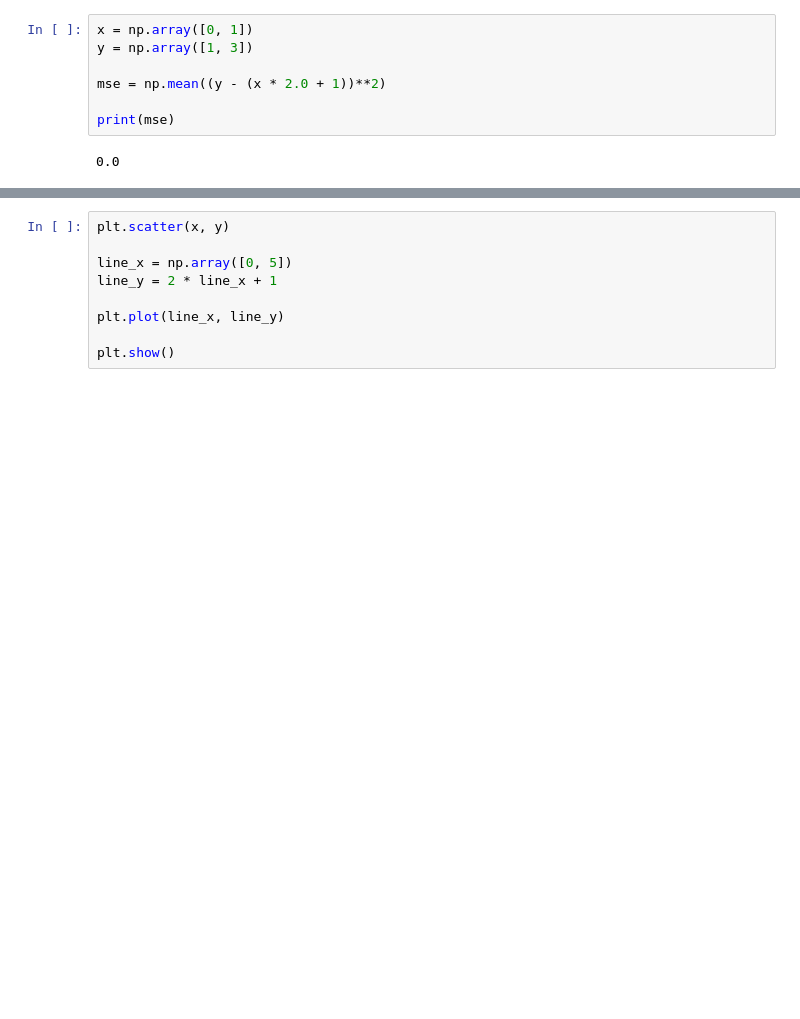
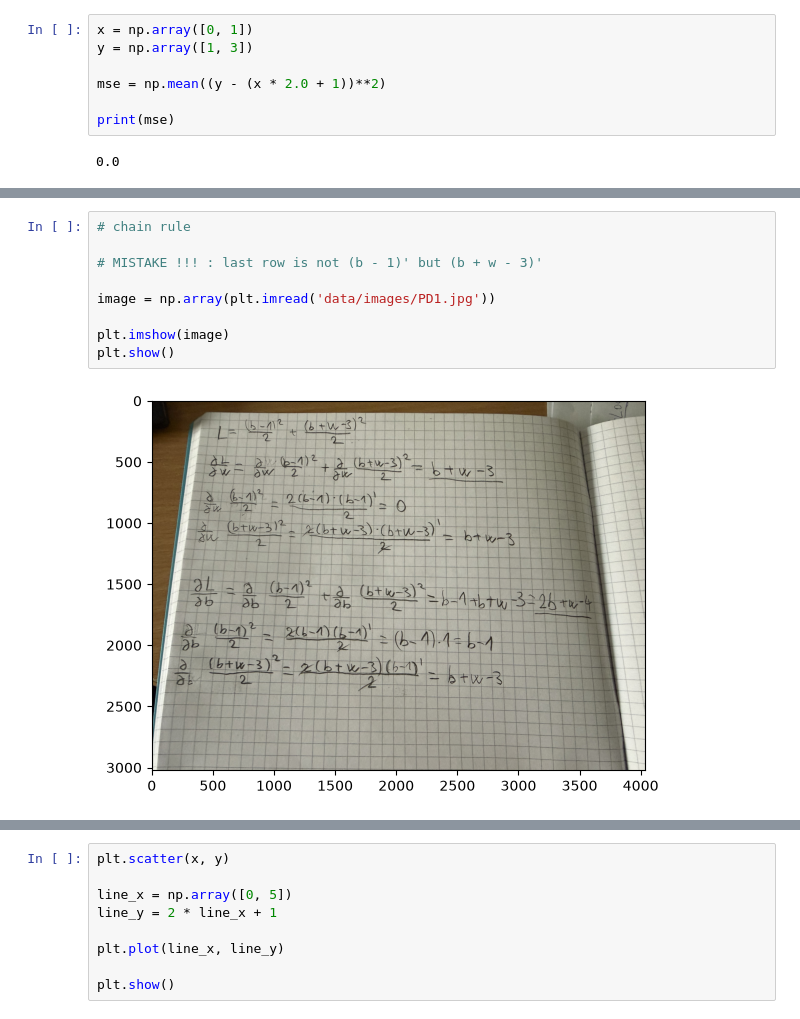
Before and after one commit to Adil-Eminagic/Science-Python, a Jupyter notebook: machine_learning/supervised_learning/linear_regression.ipynb, the cells around one changed output, grey strips where cells are left out. Drawn from its saved outputs; the diff is of its cells as text; blank space fills up the shorter version.

```diff
--- a/machine_learning/supervised_learning/linear_regression.ipynb
+++ b/machine_learning/supervised_learning/linear_regression.ipynb
@@ -30,0 +66,11 @@ So the gradient, direction of the steepest increase is **[w + b - 3, w + 2b - 4]
+# %%
+# chain rule
+
+# MISTAKE !!! : last row is not (b - 1)' but (b + w - 3)'
+
+image = np.array(plt.imread('data/images/PD1.jpg'))
+
+plt.imshow(image)
+plt.show()
+# %% [output]
+[figure, added]
```
Also changed, not shown: parts of 16 cells of this notebook, 5 other files.
